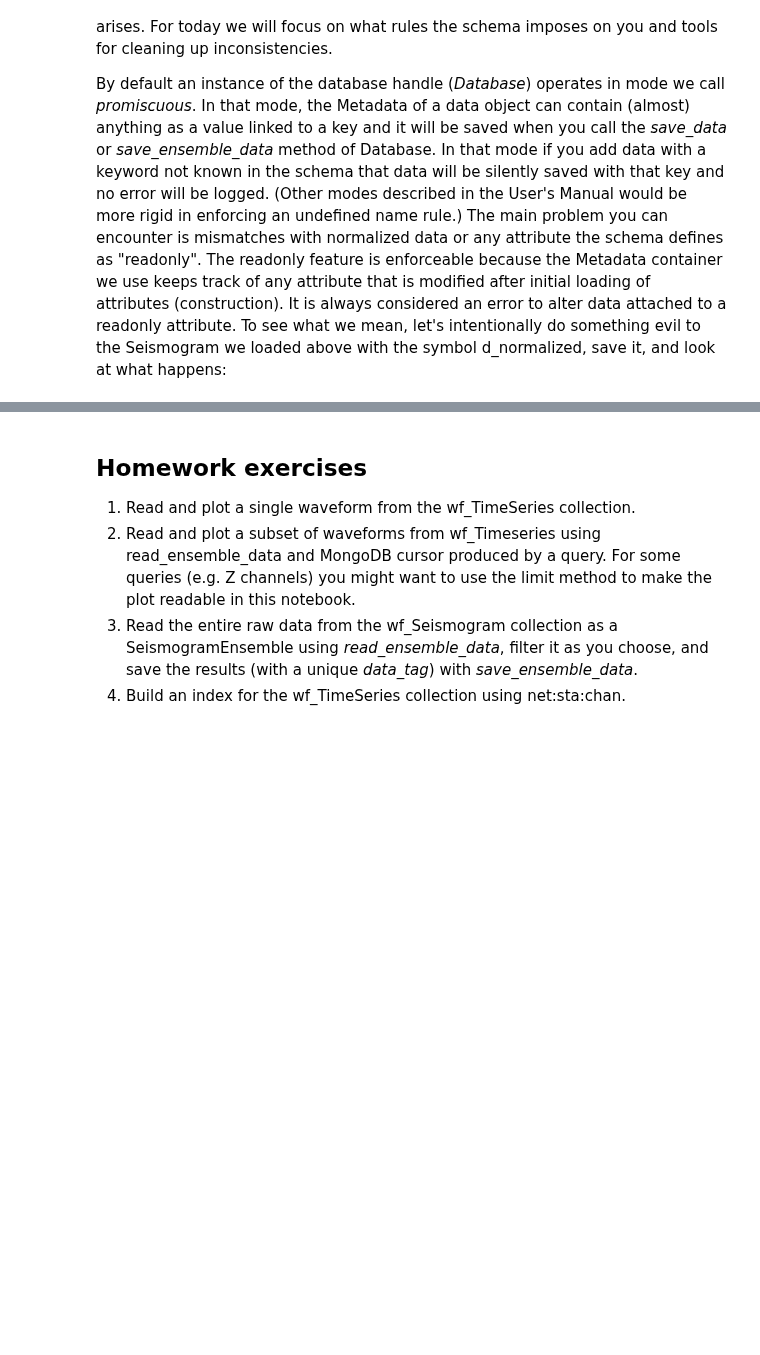
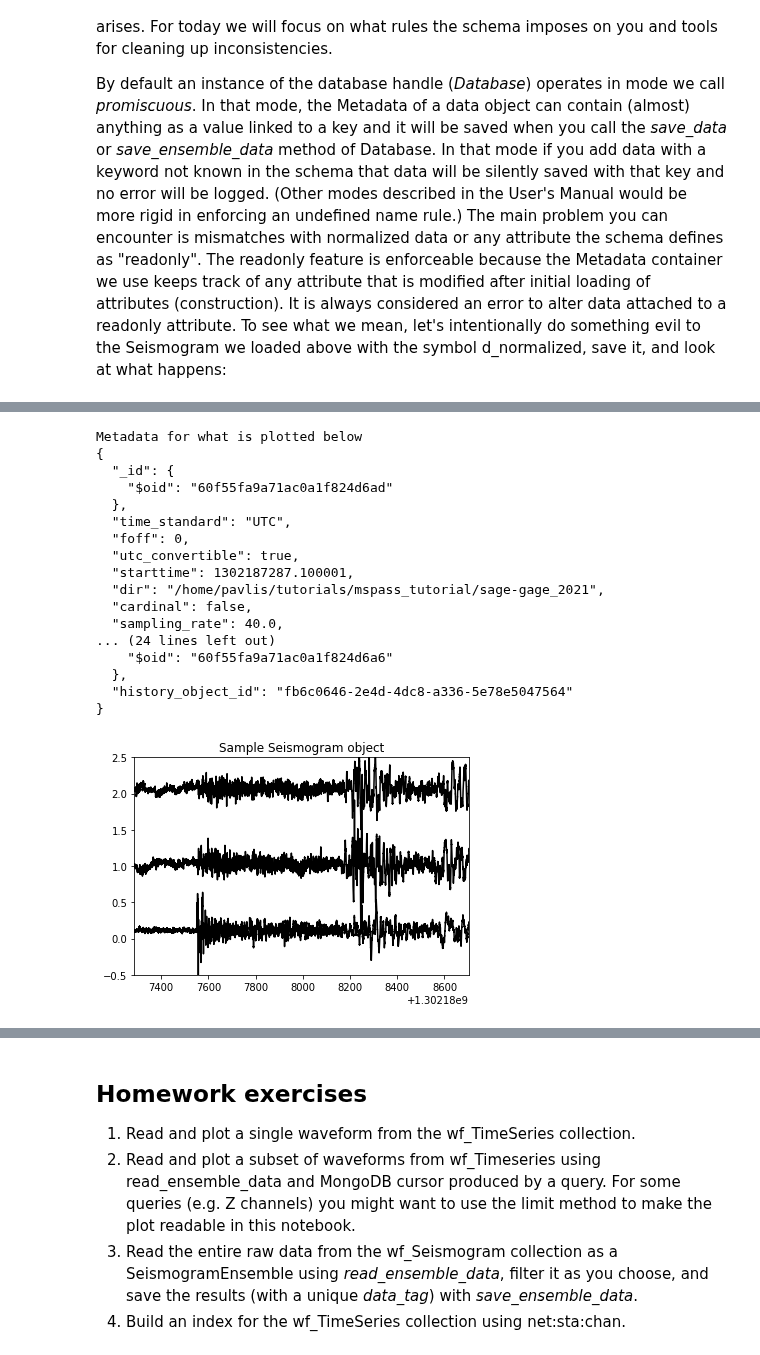
Before and after one commit to mspass-team/mspass_tutorial, a Jupyter notebook: sage-gage_2021/session2_dataobject_and_database.ipynb, the cells around one changed output, grey strips where cells are left out. Cells and saved outputs as stored; diff of their text form; code cells hidden in the pictures; blank space fills up the shorter version.

```diff
--- a/sage-gage_2021/session2_dataobject_and_database.ipynb
+++ b/sage-gage_2021/session2_dataobject_and_database.ipynb
@@ -394,0 +573,27 @@ print(json_util.dumps(doc,indent=3))
+# %%
+doc=dbh.wf_Seismogram.find_one()
+print('Metadata for what is plotted below')
+print(json_util.dumps(doc,indent=2))
+d=dbh.read_data(doc,collection='wf_Seismogram')
+plotter.title='Sample Seismogram object'
+plotter.normalize=True
+plotter.plot(d)
+# %% [output]
+Metadata for what is plotted below
+{
+  "_id": {
+    "$oid": "60f55fa9a71ac0a1f824d6ad"
+  },
+  "time_standard": "UTC",
+  "foff": 0,
+  "utc_convertible": true,
+  "starttime": 1302187287.100001,
+  "dir": "/home/pavlis/tutorials/mspass_tutorial/sage-gage_2021",
+  "cardinal": false,
+  "sampling_rate": 40.0,
+... (24 lines left out)
+    "$oid": "60f55fa9a71ac0a1f824d6a6"
+  },
+  "history_object_id": "fb6c0646-2e4d-4dc8-a336-5e78e5047564"
+}
+[figure, added]
```
Also changed, not shown: parts of 37 cells of this notebook, 1 other file.
